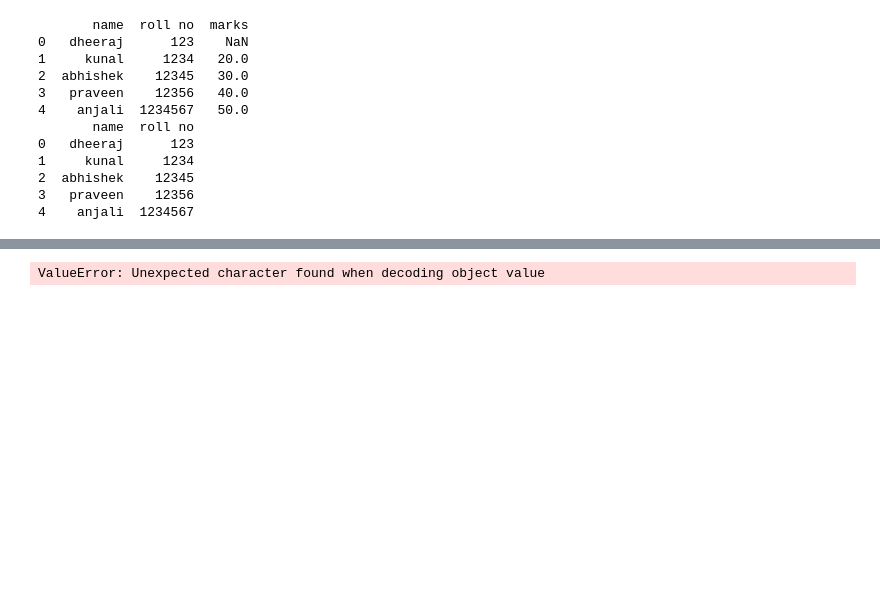
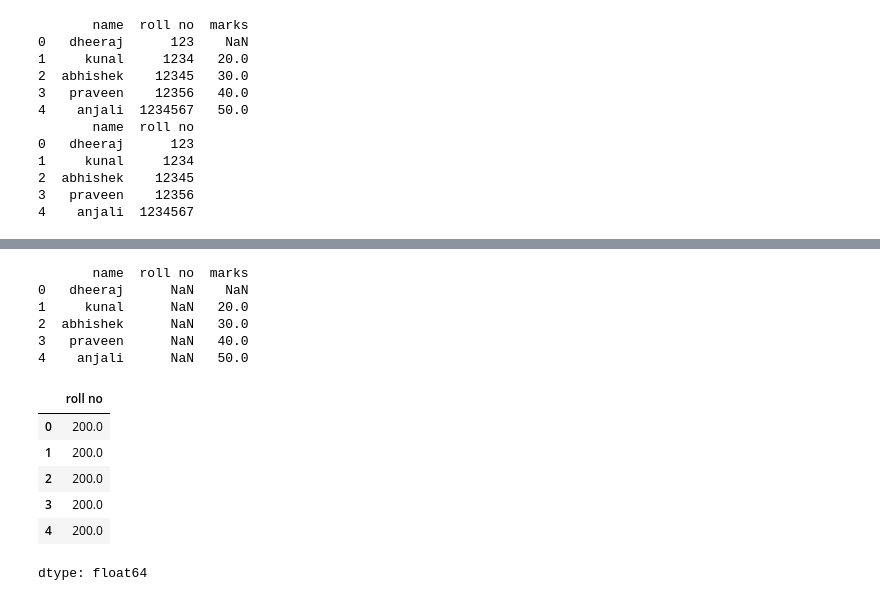
Before and after one commit to yashmourya236-code/Data_Science_-45-Days-, a Jupyter notebook: Python(Day-15).ipynb, the cells around one changed output, grey strips where cells are left out. Drawn from its saved outputs; the diff is of its cells as text; code cells hidden in the pictures; blank space fills up the shorter version.

```diff
--- a/Python(Day-15).ipynb
+++ b/Python(Day-15).ipynb
@@ -174,7 +185,20 @@ ValueError: Unexpected character found when decoding object value
 # %%
 import pandas as pd
 url =  "https://raw.githubusercontent.com/yashmourya236-code/Data_Science_-45-Days-/main/file2.json"
 df=pd.read_json(url)
 print(df)
+df["roll no"].fillna(200)
 # %% [output]
-ValueError: Unexpected character found when decoding object value
+       name  roll no  marks
+0   dheeraj      NaN    NaN
+1     kunal      NaN   20.0
+2  abhishek      NaN   30.0
+3   praveen      NaN   40.0
+4    anjali      NaN   50.0
+|  | roll no |
+| 0 | 200.0 |
+| 1 | 200.0 |
+| 2 | 200.0 |
+| 3 | 200.0 |
+| 4 | 200.0 |
+dtype: float64
```
Also changed, not shown: parts of 7 cells of this notebook.
